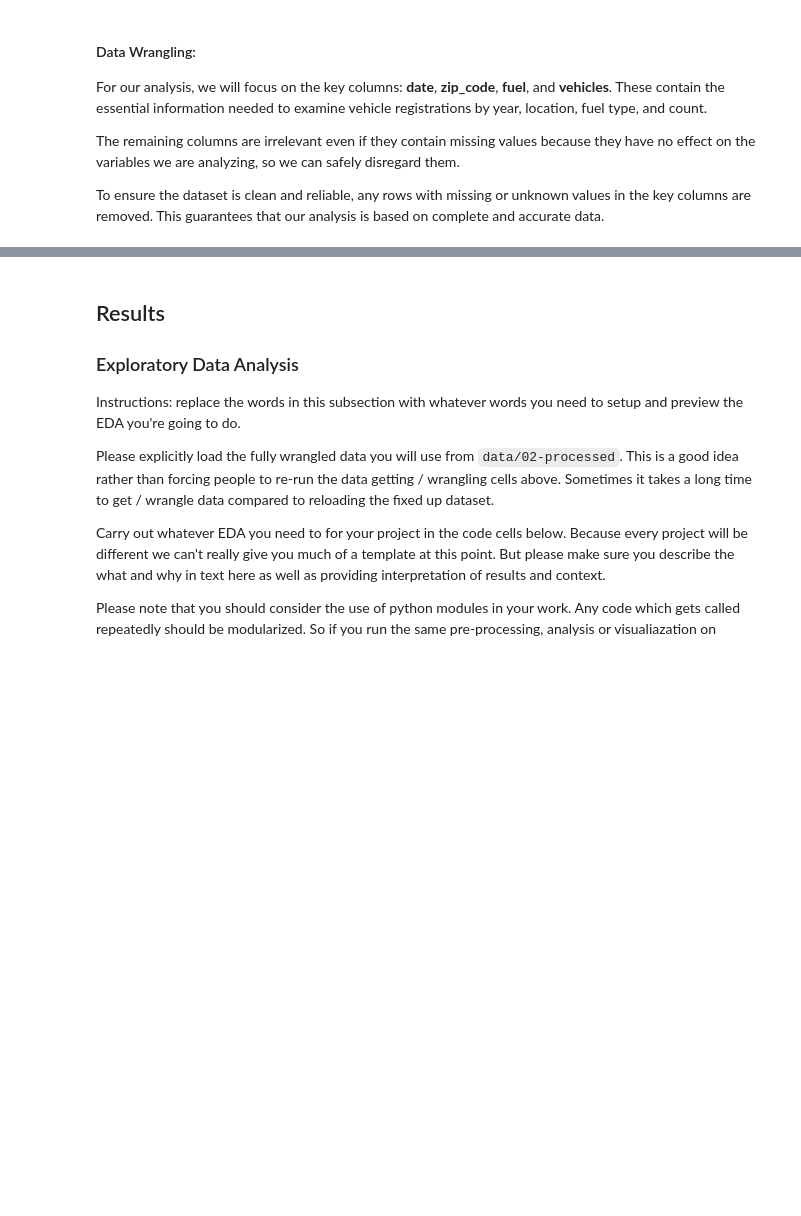
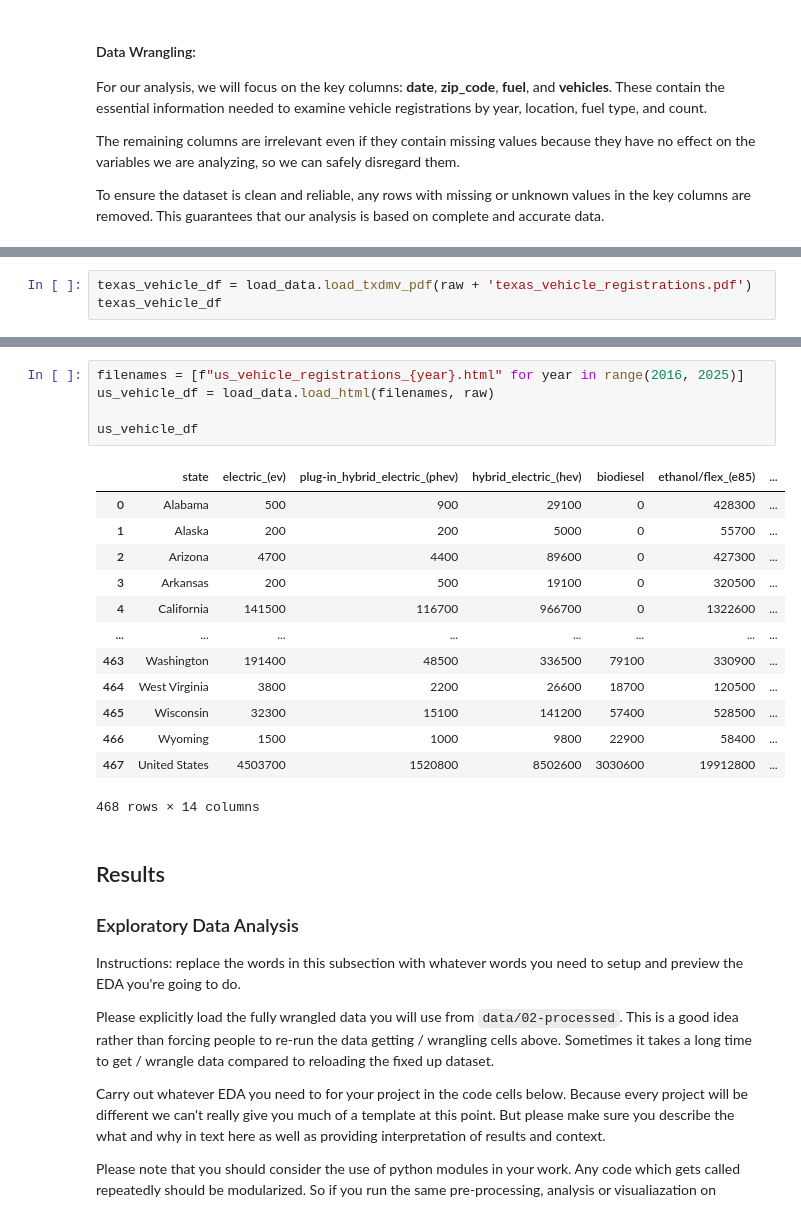
Before and after one commit to COGS108/Group026_WI26, a Jupyter notebook: 02-EDACheckpoint.ipynb, the cells around one changed output, grey strips where cells are left out. Cells and saved outputs as stored; diff of their text form; blank space fills up the shorter version.

```diff
--- a/02-EDACheckpoint.ipynb
+++ b/02-EDACheckpoint.ipynb
@@ -291,0 +435,3 @@ sf_vehicle_data.to_csv(processed_path + 'sf_vehicle_data.csv', index=False)
+# %%
+texas_vehicle_df = load_data.load_txdmv_pdf(raw + 'texas_vehicle_registrations.pdf')
+texas_vehicle_df
@@ -292,3 +463,22 @@ sf_vehicle_data.to_csv(processed_path + 'sf_vehicle_data.csv', index=False)
+# %%
+filenames = [f"us_vehicle_registrations_{year}.html" for year in range(2016, 2025)]
+us_vehicle_df = load_data.load_html(filenames, raw)
+
+us_vehicle_df
+# %% [output]
+|  | state | electric_(ev) | plug-in_hybrid_electric_(phev) | hybrid_electric_(hev) | biodiesel | ethanol/flex_(e85) | ... |
+| 0 | Alabama | 500 | 900 | 29100 | 0 | 428300 | ... |
+| 1 | Alaska | 200 | 200 | 5000 | 0 | 55700 | ... |
+| 2 | Arizona | 4700 | 4400 | 89600 | 0 | 427300 | ... |
+| 3 | Arkansas | 200 | 500 | 19100 | 0 | 320500 | ... |
+| 4 | California | 141500 | 116700 | 966700 | 0 | 1322600 | ... |
+| ... | ... | ... | ... | ... | ... | ... | ... |
+| 463 | Washington | 191400 | 48500 | 336500 | 79100 | 330900 | ... |
+| 464 | West Virginia | 3800 | 2200 | 26600 | 18700 | 120500 | ... |
+| 465 | Wisconsin | 32300 | 15100 | 141200 | 57400 | 528500 | ... |
+| 466 | Wyoming | 1500 | 1000 | 9800 | 22900 | 58400 | ... |
+| 467 | United States | 4503700 | 1520800 | 8502600 | 3030600 | 19912800 | ... |
+468 rows × 14 columns
 # %% [markdown]
 ## Results
 
```
Also changed, not shown: parts of 24 cells of this notebook, 5 other files.
